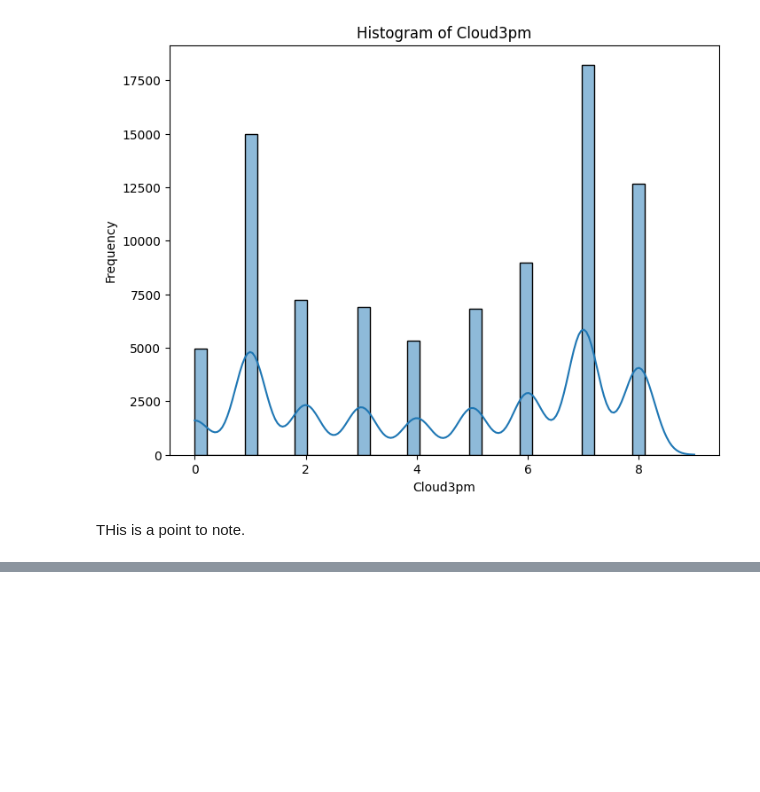
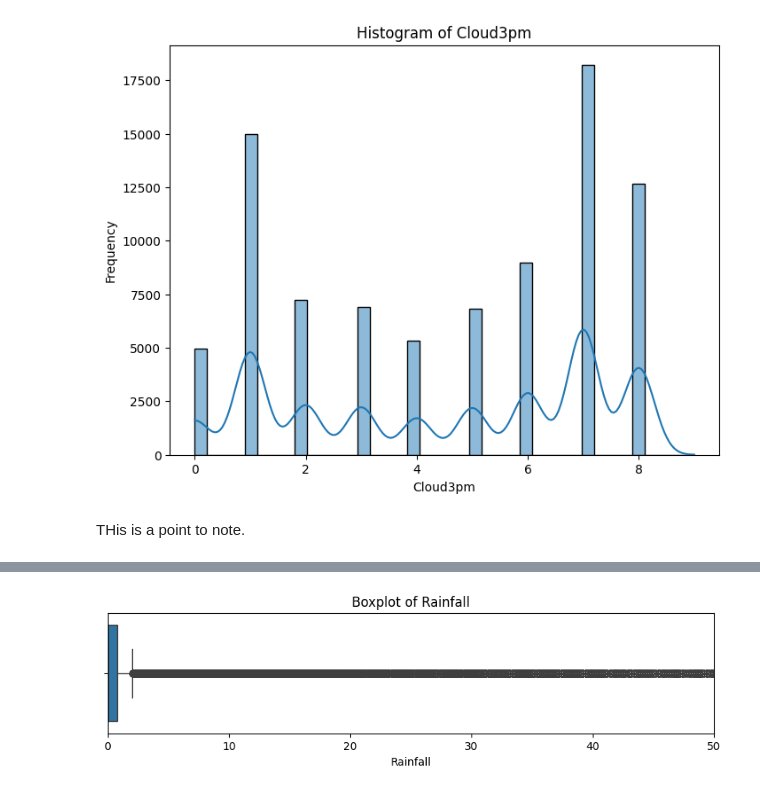
Before and after one commit to gorky93/classification_rainfallprediction, a Jupyter notebook: rainfall_prediction_using_logistic_regression.ipynb, the cells around one changed output, grey strips where cells are left out. Cells and saved outputs as stored; diff of their text form; code cells hidden in the pictures; blank space fills up the shorter version.

```diff
--- a/rainfall_prediction_using_logistic_regression.ipynb
+++ b/rainfall_prediction_using_logistic_regression.ipynb
@@ -145,0 +182,8 @@ THis is a point to note.
+# %%
+plt.figure(figsize=(10, 2))
+sns.boxplot(x=df['Rainfall'])
+plt.title('Boxplot of Rainfall')
+plt.xlim(0, 50)
+plt.show()
+# %% [output]
+[figure, added]
```
Also changed, not shown: parts of 26 cells of this notebook.
